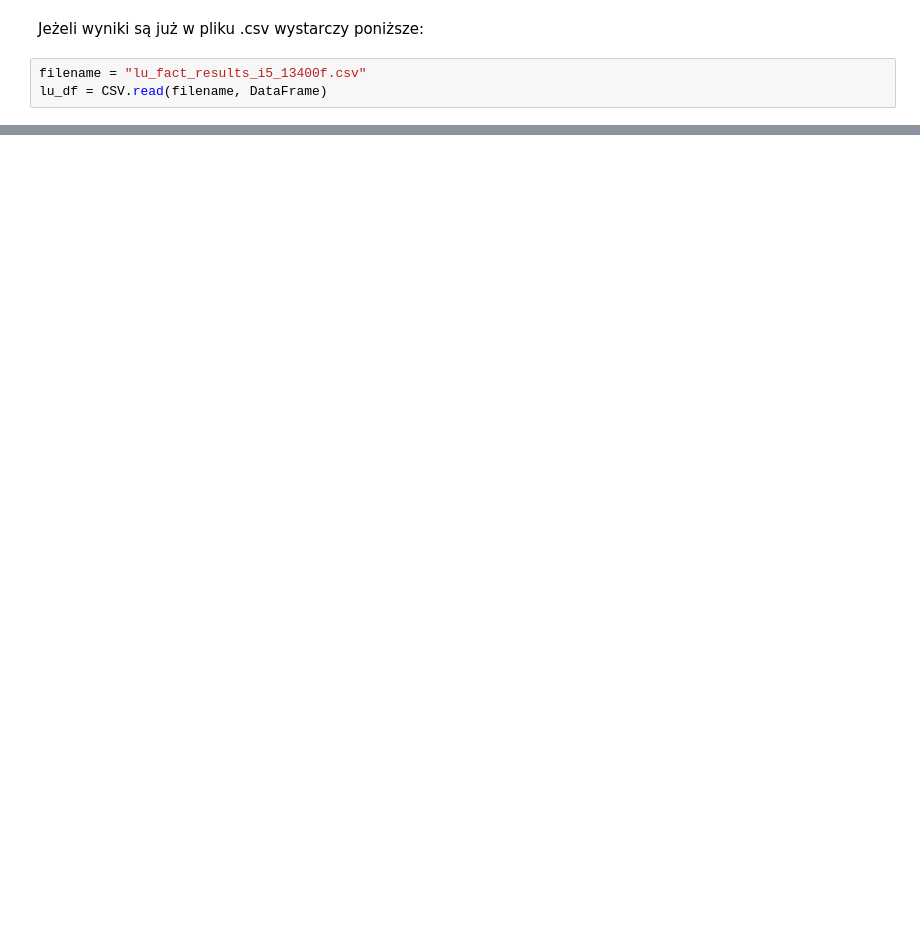
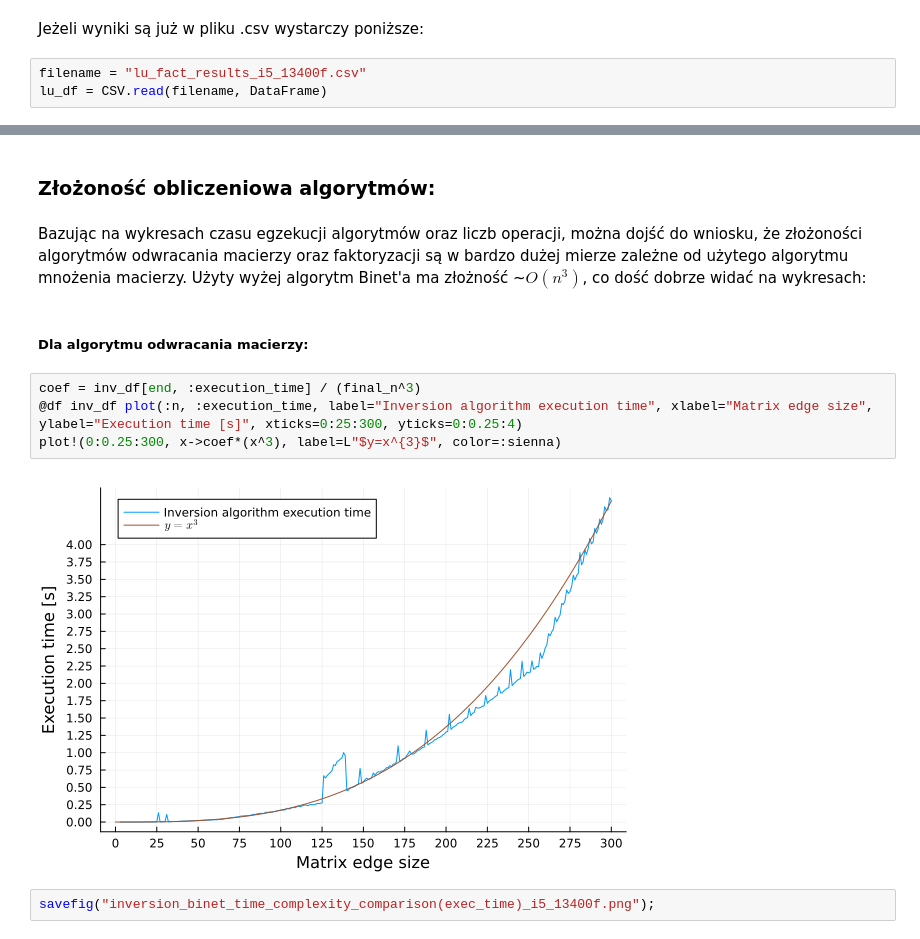
Before and after one commit to janmast1o/Macierzowe, a Jupyter notebook: Lab2/lab2.ipynb, the cells around one changed output, grey strips where cells are left out. Saved outputs shown, nothing was run; the diff lists cells and outputs as text; blank space fills up the shorter version.

```diff
--- a/Lab2/lab2.ipynb
+++ b/Lab2/lab2.ipynb
@@ -556,0 +584,14 @@ lu_df = CSV.read(filename, DataFrame)
+# %% [markdown]
+### Złożoność obliczeniowa algorytmów:
+# %% [markdown]
+Bazując na wykresach czasu egzekucji algorytmów oraz liczb operacji, można dojść do wniosku, że złożoności algorytmów odwracania macierzy oraz faktoryzacji są w bardzo dużej mierze zależne od użytego algorytmu mnożenia macierzy. Użyty wyżej algorytm Binet'a ma złożność ~$ O(n^{3}) $, co dość dobrze widać na wykresach:
+# %% [markdown]
+##### Dla algorytmu odwracania macierzy:
+# %%
+coef = inv_df[end, :execution_time] / (final_n^3)
+@df inv_df plot(:n, :execution_time, label="Inversion algorithm execution time", xlabel="Matrix edge size", ylabel="Execution time [s]", xticks=0:25:300, yticks=0:0.25:4)
+plot!(0:0.25:300, x->coef*(x^3), label=L"$y=x^{3}$", color=:sienna)
+# %% [output]
+[figure, added]
+# %%
+savefig("inversion_binet_time_complexity_comparison(exec_time)_i5_13400f.png");
```
Also changed, not shown: parts of 40 cells of this notebook, 10 other files.
